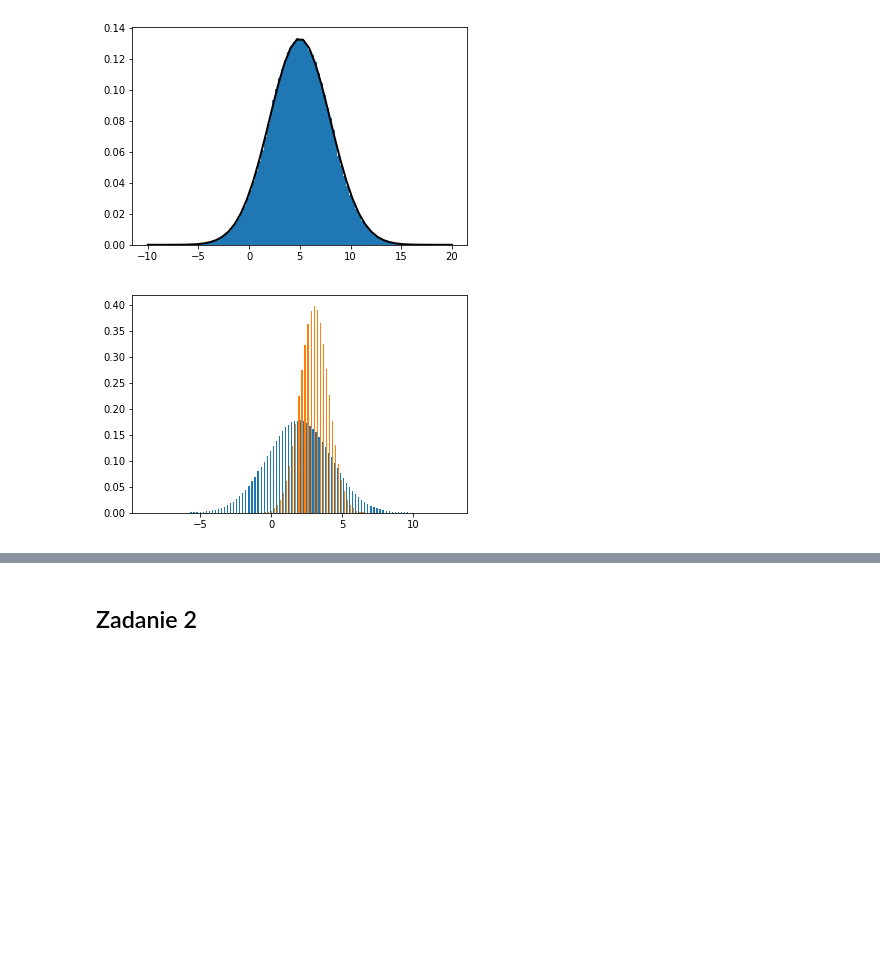
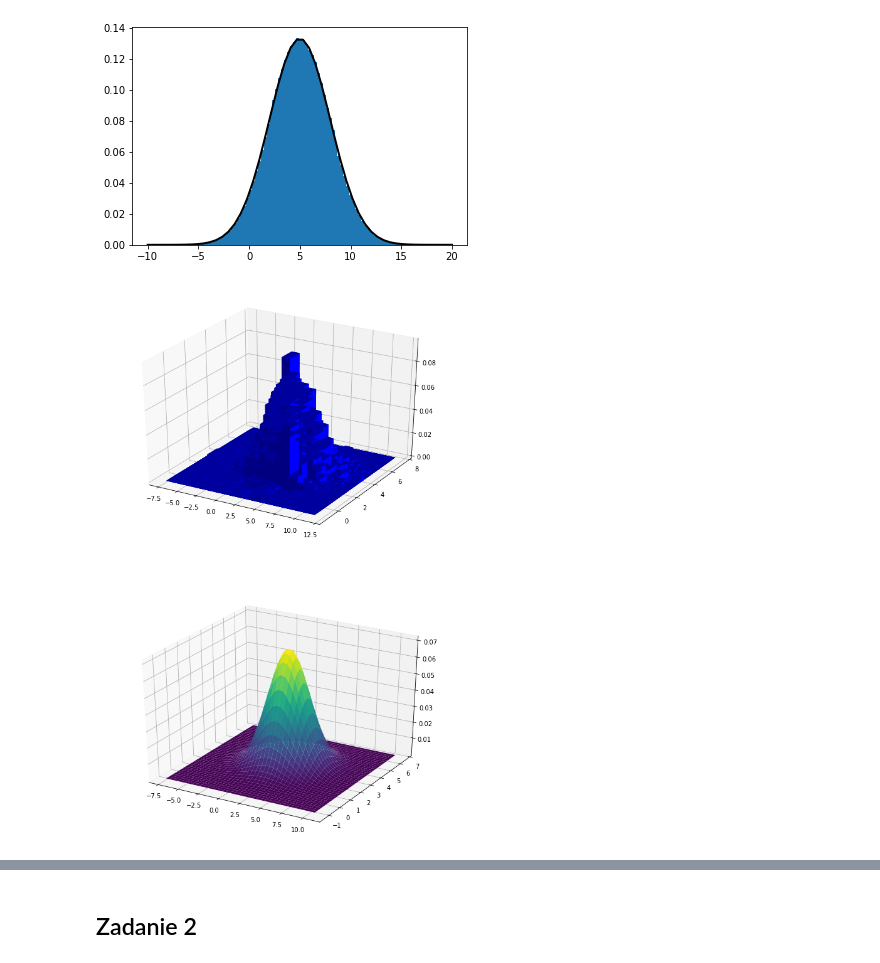
Before and after one commit to iloscnd/data-mining, a Jupyter notebook: lista1/List1.ipynb, the cells around one changed output, grey strips where cells are left out. Cells and saved outputs as stored; diff of their text form; code cells hidden in the pictures; blank space fills up the shorter version.

```diff
--- a/lista1/List1.ipynb
+++ b/lista1/List1.ipynb
@@ -39,23 +39,43 @@ plt.show()
 # %% [output]
 [figure]
 [figure]
-# %%
-x = np.linspace(-10,20)
-
-mi = [2,3]
-cov = [[5,0],[0,1]]
-
-c = np.random.multivariate_normal(mi,cov,10000)
-
-a, b, d = np.histogram2d(c[:,0],c[:,1],100)
-#plt.plot(x, 1/(sigma * np.sqrt(2 * np.pi)) * np.exp( - (x - mi)**2 / (2 * sigma**2) ), lw=2, c='black')
-
-plt.show()
-
-a2 = np.random.multivariate_normal(mi,cov,1000000)
-
-plt.hist(a2,100, density=True)
-#plt.plot(x, 1/(sigma * np.sqrt(2 * np.pi)) * np.exp( - (x - mi)**2 / (2 * sigma**2) ), lw=2, c='black')
-plt.show()
-# %% [output]
-[figure, removed]
+# %%
+from mpl_toolkits.mplot3d import Axes3D
+from scipy.stats import multivariate_normal
+
+mi = [2,3]
+cov = [[5,0],[0,1]]
+
+c = np.random.multivariate_normal(mi,cov,10000)
+
+hist, xedges, yedges = np.histogram2d(c[:,0],c[:,1], normed=True, bins=40)
+
+fig = plt.figure(figsize=(10,16))
+ax = fig.add_subplot(211, projection='3d')
+
+xpos, ypos = np.meshgrid(xedges[:-1] + 0.25, yedges[:-1] + 0.25, indexing="ij")
+xpos = xpos.flatten('F')
+ypos = ypos.flatten('F')
+zpos = np.zeros_like(xpos)
+
+dx = np.ones_like(zpos)
+dy = dx.copy()
+dz = hist.flatten()
+
+ax.bar3d(xpos, ypos, zpos, dx, dy, dz, color='b', zsort='average',zorder=0)
+
+X = xedges[:-1] + 0.25
+Y = yedges[:-1] + 0.25
+X, Y = np.meshgrid(X, Y, indexing="ij")
+
+
+pos = np.empty(X.shape + (2,))
+pos[:, :, 0] = X; pos[:, :, 1] = Y
+
+Z = multivariate_normal(mean=mi, cov=cov).pdf(pos)
+ax = fig.add_subplot(212, projection='3d')
+ax.plot_surface(X, Y, Z, cmap="viridis")
+
+plt.show()
+# %% [output]
+[figure, added]
```
Also changed, not shown: parts of 4 cells of this notebook, 1 other file.
